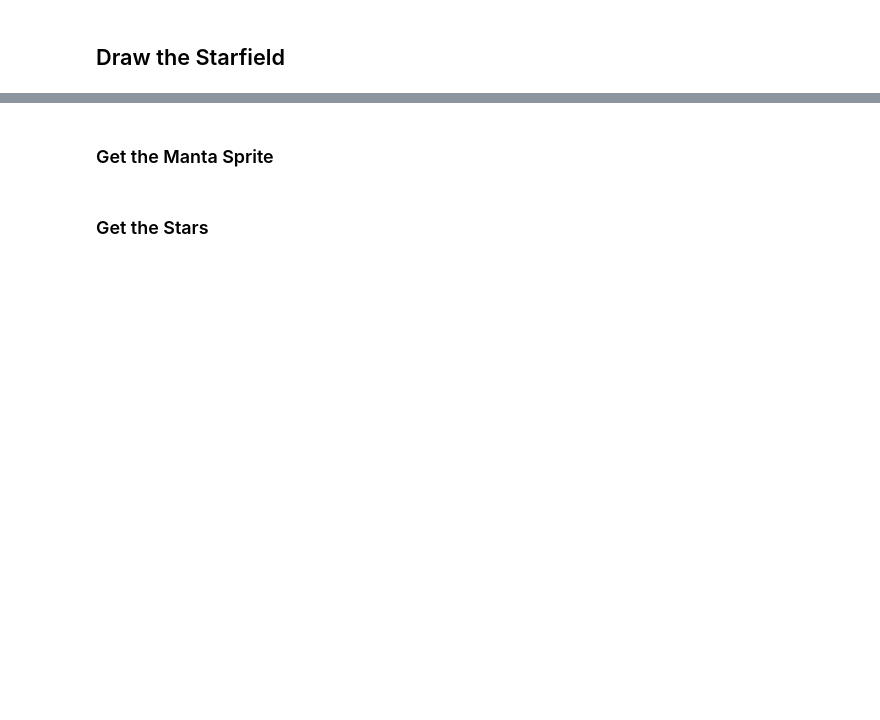
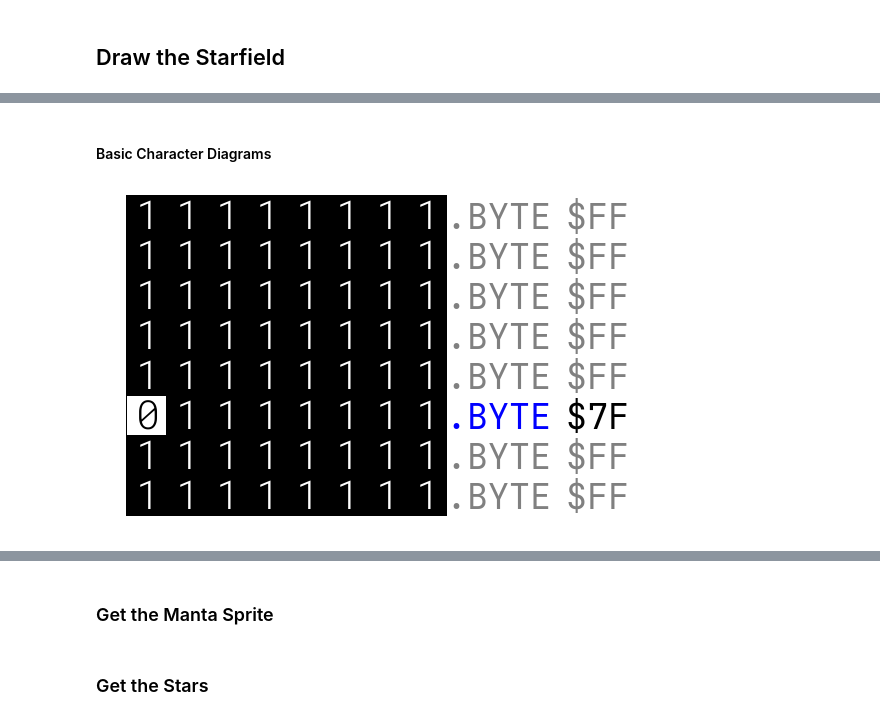
Before and after one commit to mwenge/UridiumFraktion, a Jupyter notebook: notebooks/Starfield - Parallax.ipynb, the cells around one changed output, grey strips where cells are left out. Cells and saved outputs as stored; diff of their text form; code cells hidden in the pictures; blank space fills up the shorter version.

```diff
--- a/notebooks/Starfield - Parallax.ipynb
+++ b/notebooks/Starfield - Parallax.ipynb
@@ -5,0 +237,7 @@ display(HTML("<style>.container { width:70% !important; }</style>"))
+# %%
+star_offsets = [0xFE,0xFD,0xFB,0xF7,0xEF,0xDF,0xBF,0x7F]
+star_offsets_bits = []
+for s in star_offsets:
+    bs = "{0:b}".format(s).zfill(8)
+    star_offsets_bits += [list(bs)]
+star_offsets_bits
@@ -5,0 +270,20 @@ display(HTML("<style>.container { width:70% !important; }</style>"))
+# %%
+from PIL import ImageDraw, ImageFont
+
+level = 1
+level_name = level_names[level]
+charset_ref = level_charsets[level]
+character_set = character_sets[charset_ref]
+for i,ba in enumerate(star_offsets_bits):
+    bit_array = character_set['43'].copy()
+    bit_array[2] = ba
+    bit_array[3] = ba
+    character_image = paintMonochromeCharacterDiagram(bit_array)
+    character_bytes = '\n'.join(["$"+convertCharBitmapToByte(x) for x in bit_array])
+    img = generateCharacterDiagram(character_image, f"STAR/$43/{i}", level_name, level, character_bytes)
+    img.save(f"starfield/BIG_STAR_{i}.png")
+    img = paintRawCharacter(bit_array)
+    img = resize(img,15)
+    img.save(f"starfield/43_{i}.png")
+# %% [markdown]
+#### Basic Character Diagrams
@@ -5,0 +380,19 @@ display(HTML("<style>.container { width:70% !important; }</style>"))
+# %%
+from PIL import ImageDraw, ImageFont
+
+level = 1
+level_name = level_names[level]
+charset_ref = level_charsets[level]
+character_set = character_sets[charset_ref]
+for i,ba in enumerate(star_offsets_bits):
+    bit_array = character_set['42'].copy()
+    bit_array[5] = ba
+    character_image = paintMonochromeCharacterDiagram(bit_array)
+    before_bytes = '\n'.join(["$"+convertCharBitmapToByte(x) for x in bit_array[:5]])
+    updated_byte = '\n'.join(["$"+convertCharBitmapToByte(x) for x in bit_array[5:6]])
+    after_bytes = '\n'.join(["$"+convertCharBitmapToByte(x) for x in bit_array[6:]])
+    img = generateBasicCharacterDiagram(character_image, before_bytes, updated_byte, after_bytes)
+    img.save(f"starfield/BASIC_SMALL_STAR_{i}.png")
+img
+# %% [output]
+[figure, added]
```
Also changed, not shown: parts of 14 cells of this notebook, 37 other files.
